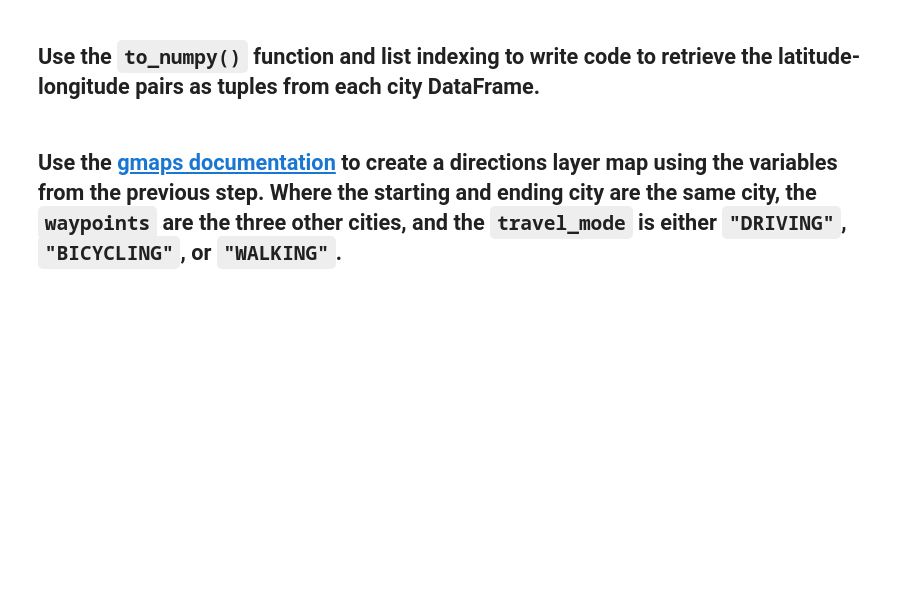
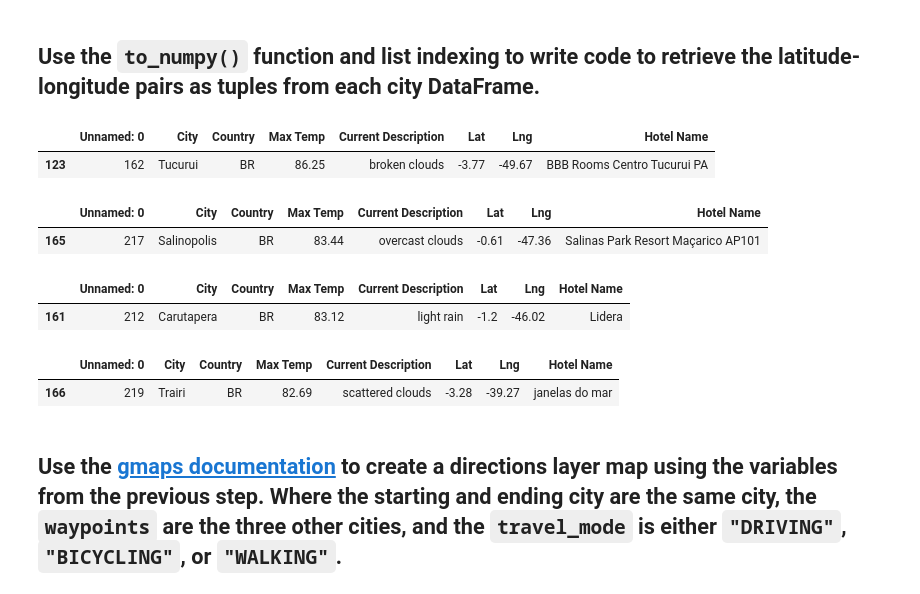
Before and after one commit to jfbauman/World_Weather_Analysis, a Jupyter notebook: Vacation_Itinerary/Vacation_Itinerary.ipynb, the cells around one changed output. Saved outputs shown, nothing was run; the diff lists cells and outputs as text; code cells hidden in the pictures; blank space fills up the shorter version.

```diff
--- a/Vacation_Itinerary/Vacation_Itinerary.ipynb
+++ b/Vacation_Itinerary/Vacation_Itinerary.ipynb
@@ -28,7 +28,7 @@ gmaps.configure(api_key=g_key)
 ## From your `Vacation_Search` folder from Deliverable 2, import the `WeatherPy_vacation.csv` file as a DataFrame named `vacation_df`
 # %%
 # Set the file path to import the WeatherPy_database.csv file
-file_path = "Vacation_Search/WeatherPy_vacation.csv"
+file_path = "../Vacation_Search/WeatherPy_vacation.csv"
 
 # Read the WeatherPy_vacation.csv into a DataFrame
 vacation_df = pd.read_csv(file_path)
@@ -86,12 +86,37 @@ fig
 # %%
 ### Create DataFrames for each city by filtering the 'vacation_df' using the loc method.
 # The starting and ending city should be the same city.
-vacation_start = vacation_df.loc
-vacation_end = # YOUR CODE HERE
-vacation_stop1 = # YOUR CODE HERE
-vacation_stop2 = # YOUR CODE HERE
-vacation_stop3 = # YOUR CODE HERE
+vacation_start = vacation_df.loc[vacation_df["City"]== "Tucurui"]
+vacation_end = vacation_df.loc[vacation_df["City"]== "Tucurui"]
+vacation_stop1 = vacation_df.loc[vacation_df["City"]== "Salinopolis"]
+vacation_stop2 = vacation_df.loc[vacation_df["City"]== "Carutapera"]
+vacation_stop3 = vacation_df.loc[vacation_df["City"]== "Trairi"]
 # %% [markdown]
 ## Use the `to_numpy()` function and list indexing to write code to retrieve the latitude-longitude pairs as tuples from each city DataFrame.
+# %%
+vacation_start["Lat"].to_numpy()[0], vacation_start["Lng"].to_numpy()[0]
+vacation_end["Lat"].to_numpy()[0], vacation_start["Lng"].to_numpy()[0]
+vacation_stop1["Lat"].to_numpy()[0], vacation_start["Lng"].to_numpy()[0]
+vacation_stop2["Lat"].to_numpy()[0], vacation_start["Lng"].to_numpy()[0]
+vacation_stop3["Lat"].to_numpy()[0], vacation_start["Lng"].to_numpy()[0]
+vacation_start
+# %% [output]
+|  | Unnamed: 0 | City | Country | Max Temp | Current Description | Lat | Lng | Hotel Name |
+| 123 | 162 | Tucurui | BR | 86.25 | broken clouds | -3.77 | -49.67 | BBB Rooms Centro Tucurui PA |
+# %%
+vacation_stop1
+# %% [output]
+|  | Unnamed: 0 | City | Country | Max Temp | Current Description | Lat | Lng | Hotel Name |
+| 165 | 217 | Salinopolis | BR | 83.44 | overcast clouds | -0.61 | -47.36 | Salinas Park Resort Maçarico AP101 |
+# %%
+vacation_stop2
+# %% [output]
+|  | Unnamed: 0 | City | Country | Max Temp | Current Description | Lat | Lng | Hotel Name |
+| 161 | 212 | Carutapera | BR | 83.12 | light rain | -1.2 | -46.02 | Lidera |
+# %%
+vacation_stop3
+# %% [output]
+|  | Unnamed: 0 | City | Country | Max Temp | Current Description | Lat | Lng | Hotel Name |
+| 166 | 219 | Trairi | BR | 82.69 | scattered clouds | -3.28 | -39.27 | janelas do mar |
 # %%
 # Get the latitude-longitude pairs as tuples from each city DataFrame using the to_numpy function and list indexing.
```
Also changed, not shown: parts of 5 cells of this notebook, 6 other files.
